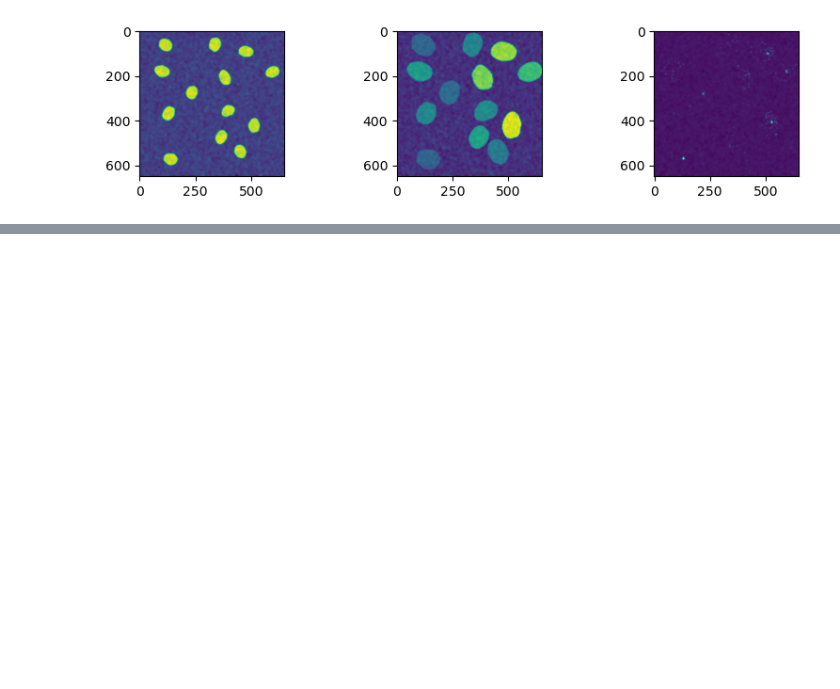
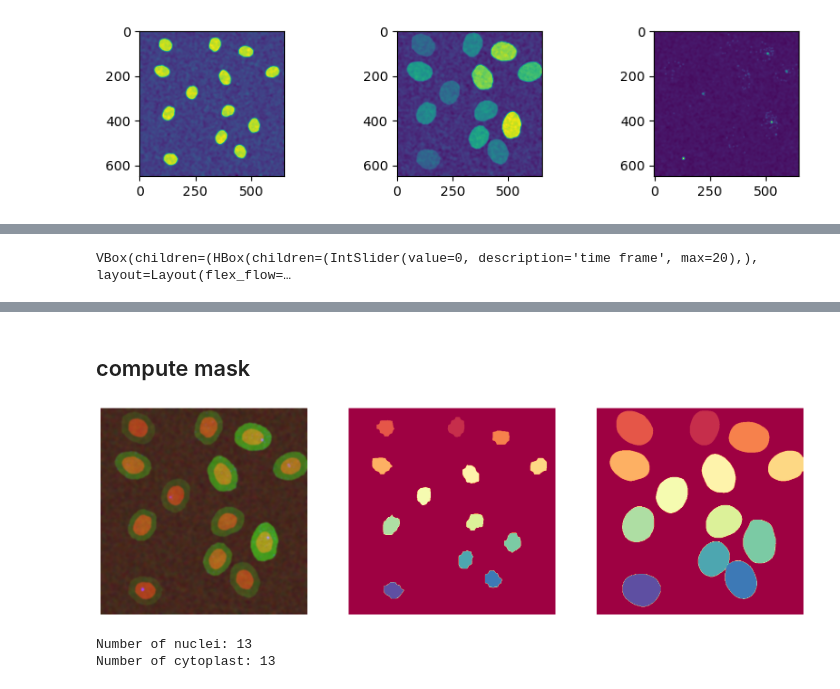
Before and after one commit to MunskyGroup/UQbio2024_Team2, a Jupyter notebook: 0604summary.ipynb, the cells around one changed output, grey strips where cells are left out. Cells and saved outputs as stored; diff of their text form; code cells hidden in the pictures; blank space fills up the shorter version.

```diff
--- a/0604summary.ipynb
+++ b/0604summary.ipynb
@@ -74,6 +98,46 @@ from IPython.display import HTML
 HTML(anim.to_html5_video())
 # %% [output]
 [interactive output not drawn]
+# %%
+# FISH visualizer
+
+def FISH_viewer(time=1):
+    '''
+    This function is intended to display an image from an array of images (specifically, video: img_int8).
+         img_int8 is a numpy array with dimension [T,Y,X,C].
+    drop_channel : str with options 'Ch_0', 'Ch_1', 'Ch_2', 'All'
+    time: int with range 0 to the number of frames in video.
+    '''
+    fig, axes = plt.subplots(1,3,dpi=120,figsize=(8,3))
+    img = img_0[0]
+    Red = img[time,:,:,0]
+    im1 = axes[0].imshow(Red,cmap='Reds_r')
+    Green = img[time,:,:,1]
+    im2 = axes[1].imshow(Green,cmap='Greens_r')
+    Blue = img[time,:,:,2]
+    im3 =  axes[2].imshow(Blue,cmap='Blues_r')
+    axes[0].axis('off')
+    axes[1].axis('off')
+    axes[2].axis('off')
+    plt.show()
+
+# Defining an interactive plot
+# %pip install ipywidgets
+from ipywidgets import interactive, HBox, VBox, Layout
+import ipywidgets as widgets
+
+interactive_plot = interactive(FISH_viewer, time = widgets.IntSlider(min=0,max=img.shape[0]-1,step=1,value=0,description='time frame'))
+# interactive_plot = interactive(FISH_viewer, img = widgets.Dropdown(options = {'Delta N':img_0[0], 'Delta E': img_0[1]}))
+# time slider parameters
+# Creates the controls
+controls = HBox(interactive_plot.children[:-1], layout = Layout(flex_flow='row wrap'))
+# Creates the outputs
+output = interactive_plot.children[-1]
+
+# Display the controls and output as an interactive widget
+display(VBox([controls, output]))
+# %% [output]
+VBox(children=(HBox(children=(IntSlider(value=0, description='time frame', max=20),), layout=Layout(flex_flow=…
 # %%
 fig,axes = plt.subplots(1,3,dpi=120,figsize=(8,3))
 i=0
@@ -117,3 +181,5 @@ HTML(anim.to_html5_video())
 # transcription sites found by subset of time frame (linspace) or maximum throughout all time
 # blue: number of mRNA in nucleus (red True/1 multiply blue mask2(binary with threshold))
 # number of mRNA in cytoplasm (green subtract red True/1 multiply blue mask1/ total - number in nucleus)
+# %% [markdown]
+## compute mask
@@ -119,0 +189,31 @@ HTML(anim.to_html5_video())
+# %%
+img = img_0[0]
+img_nuc = img[0,:,:,0]
+model = models.Cellpose(model_type='nuclei') # model_type='cyto' or model_type='nuclei'
+masks_nuc  = model.eval(img_nuc, diameter=200, channels=[0,1])[0]
+masks_nuc = remove_small_objects(masks_nuc, min_size=50)
+
+
+img_cyto = img[0,:,:,1]
+model = models.Cellpose(model_type='cyto') # model_type='cyto', 'cyto2' or model_type='nuclei'
+masks_cyto, flows, styles, diams = model.eval(img_cyto, diameter=200, channels=[0,2])
+
+# Plotting each one of the 3 colors independently
+fig, ax = plt.subplots(1, 3, figsize=(20, 7))
+ax[0].imshow(img_0[0][0,:,:,:], cmap='Greys_r')
+im = ax[1].imshow(masks_nuc,cmap='Spectral')
+# fig.colorbar(im, orientation='vertical')
+im2 = ax[2].imshow(masks_cyto,cmap='Spectral')
+# fig.colorbar(im2, orientation='vertical')
+
+ax[0].axis('off')
+ax[1].axis('off')
+ax[2].axis('off')
+plt.show()
+
+print(f'Number of nuclei: {len(np.unique(masks_nuc))-1}')
+print(f'Number of cytoplast: {len(np.unique(masks_cyto))-1}')
+# %% [output]
+[figure, added]
+Number of nuclei: 13
+Number of cytoplast: 13
```
Also changed, not shown: parts of 8 cells of this notebook.
